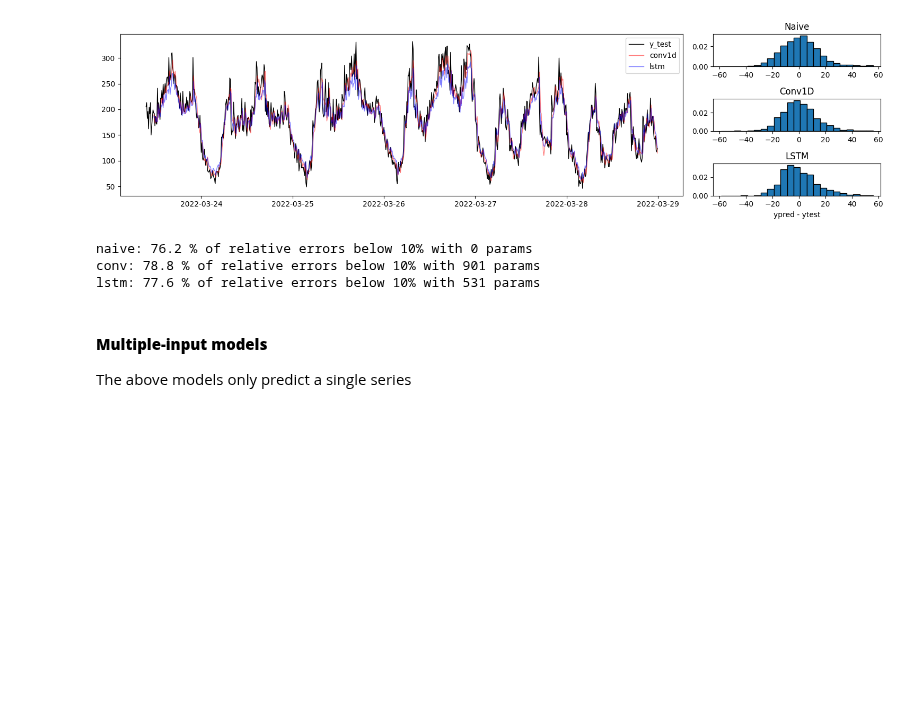
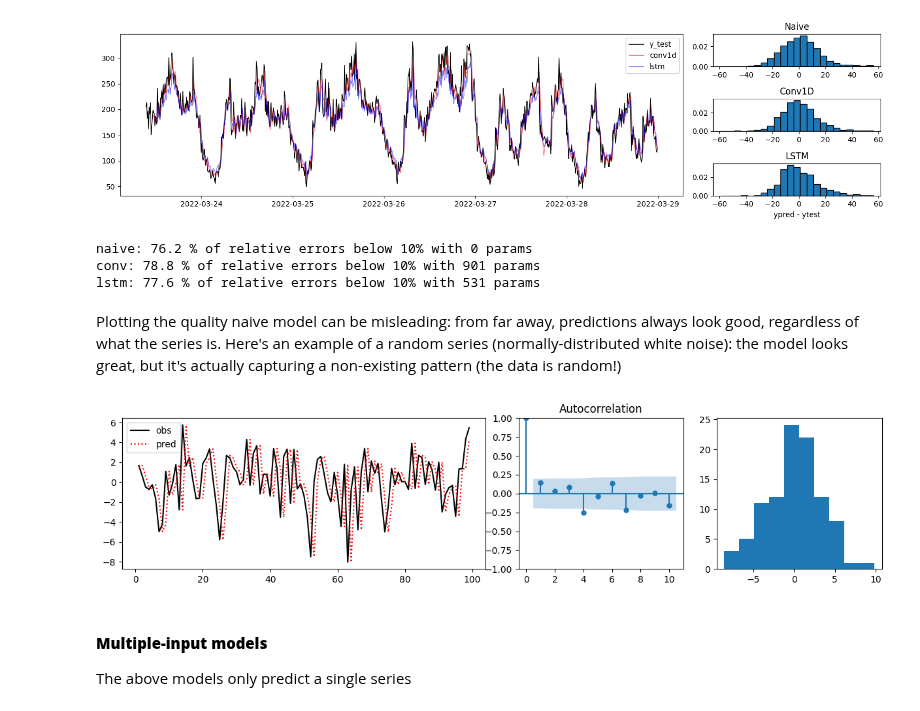
Before and after one commit to robetatis/study_notes_ml, a Jupyter notebook: demand.ipynb, the cells around one changed output. Cells and saved outputs as stored; diff of their text form; code cells hidden in the pictures; blank space fills up the shorter version.

Commit message:
add analysis of naive model

```diff
--- a/demand.ipynb
+++ b/demand.ipynb
@@ -292,6 +292,33 @@ for model in perc_rel_errors_below_10.keys():
 naive: 76.2 % of relative errors below 10% with 0 params
 conv: 78.8 % of relative errors below 10% with 901 params
 lstm: 77.6 % of relative errors below 10% with 531 params
+# %% [markdown]
+Plotting the quality naive model can be misleading: from far away, predictions always look good, regardless of what the series is. Here's an example of a random series (normally-distributed white noise): the model looks great, but it's actually capturing a non-existing pattern (the data is random!)
+# %%
+import numpy as np
+import matplotlib.pyplot as plt
+from statsmodels.graphics.tsaplots import plot_acf
+import matplotlib.gridspec as gridspec
+
+n = 100
+t = range(100)
+x = np.random.normal(0, 3, n)
+xpred = x[:-1]
+error = xpred - x[1:]
+
+fig = plt.figure(figsize=(15, 3))
+gs = gridspec.GridSpec(1, 4)
+ax1 = fig.add_subplot(gs[0, :2])
+ax2 = fig.add_subplot(gs[0, 2])
+ax3 = fig.add_subplot(gs[0, 3])
+ax1.plot(t[1:], x[1:], color='black', label='obs')
+ax1.plot(t[1:], xpred, color='red', linestyle=':', label='pred')
+ax1.legend()
+plot_acf(x, lags=10, ax=ax2)
+ax3.hist(error)
+plt.show()
+# %% [output]
+[figure, added]
 # %% [markdown]
 #### **Multiple-input models**
 
```
